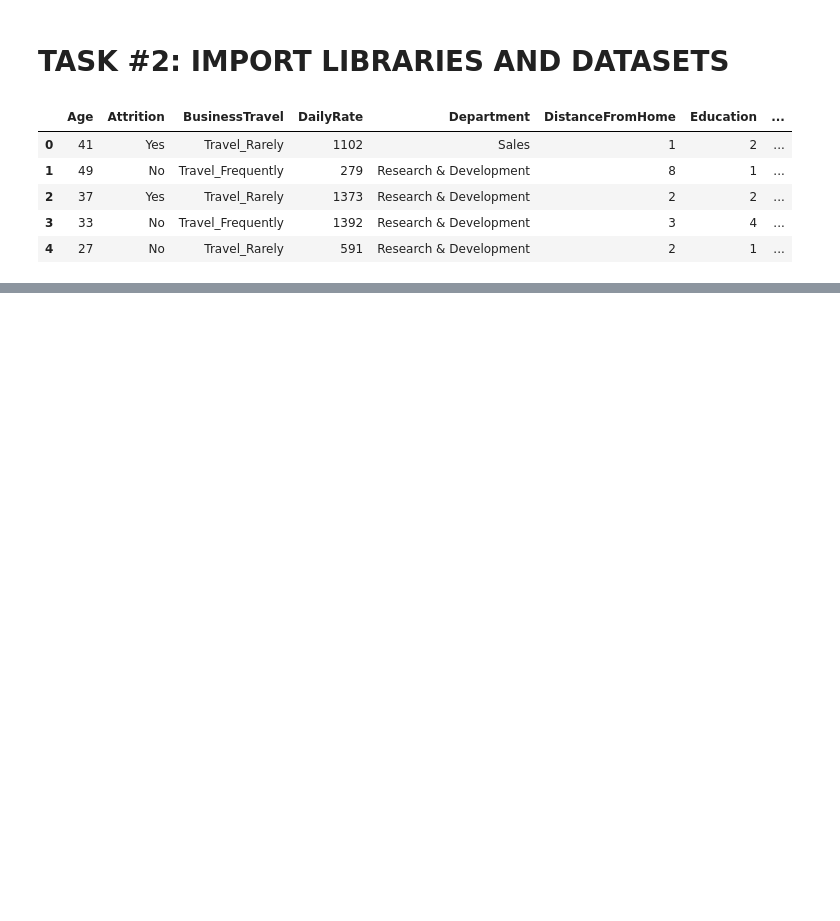
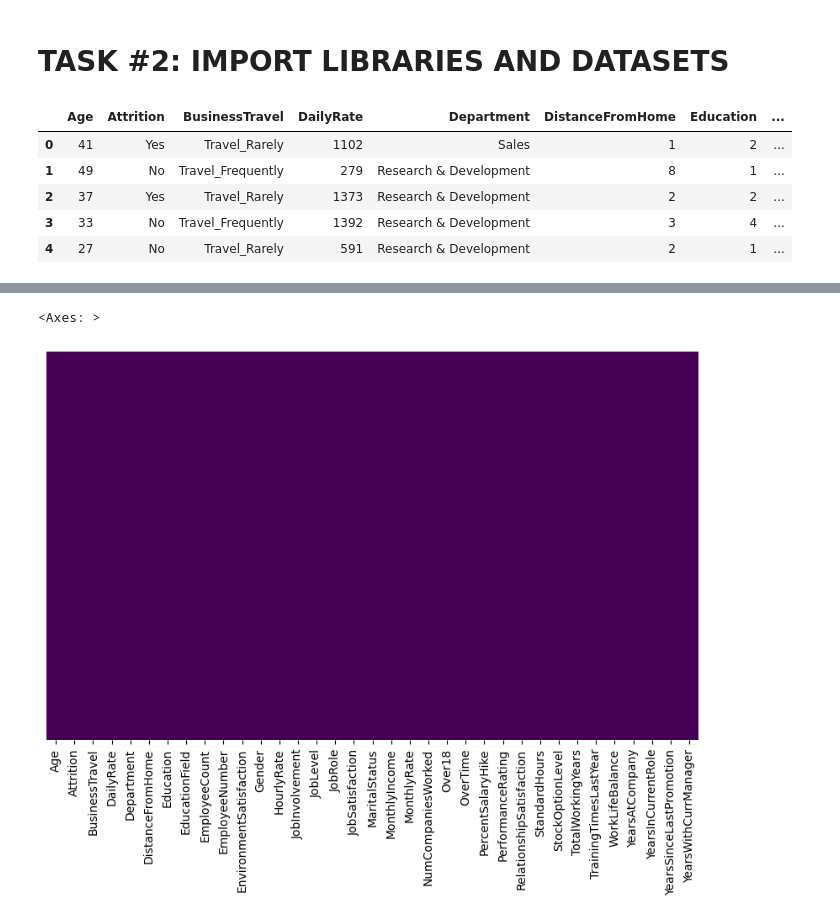
Before and after one commit to ranjansinghds/HR-Analytics-and-Performance-Prediction-Project, a Jupyter notebook: human_resources_department_project.ipynb, the cells around one changed output, grey strips where cells are left out. Saved outputs shown, nothing was run; the diff lists cells and outputs as text; code cells hidden in the pictures; blank space fills up the shorter version.

```diff
--- a/human_resources_department_project.ipynb
+++ b/human_resources_department_project.ipynb
@@ -33,0 +80,5 @@ employee_df.head()
+# %%
+# Let's replace 'Attrition' , 'OverTime' and 'Over18' column with integers before performing any visualizations
+employee_df['Attrition'] = employee_df['Attrition'].apply(lambda x: 1 if x == 'Yes' else 0)
+employee_df['Over18'] = employee_df['Over18'].apply(lambda x: 1 if x == 'Y' else 0)
+employee_df['OverTime'] = employee_df['OverTime'].apply(lambda x: 1 if x == 'Yes' else 0)
@@ -33,0 +116,7 @@ employee_df.head()
+# %%
+# we have checked about missing data and we don't have any missing data and we will aslo chweck it with visualization too
+plt.figure(figsize=(10, 6))
+sns.heatmap(employee_df.isnull(), cbar=False, cmap='viridis', yticklabels=False)
+# %% [output]
+<Axes: >
+[figure, added]
```
Also changed, not shown: parts of 10 cells of this notebook.
